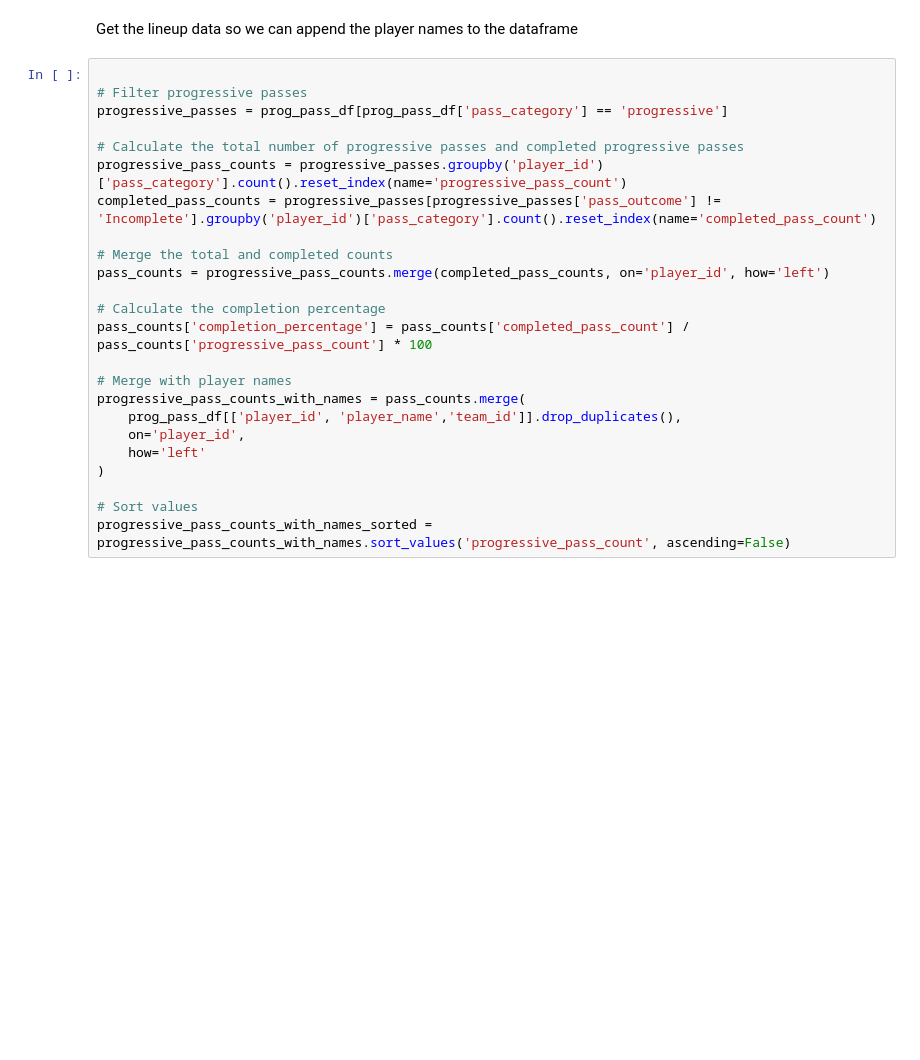
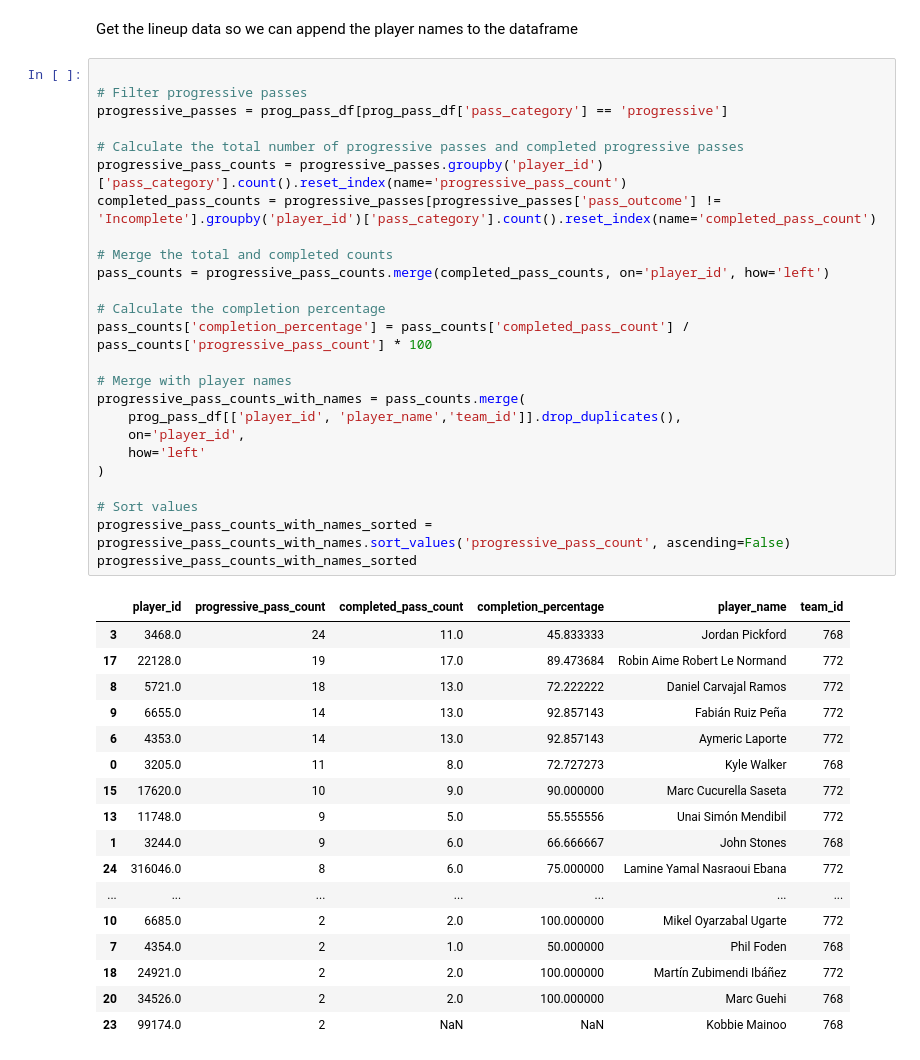
Before and after one commit to angqd/FootballVisualisations, a Jupyter notebook: progPass.ipynb, the cells around one changed output. Drawn from its saved outputs; the diff is of its cells as text; blank space fills up the shorter version.

```diff
--- a/progPass.ipynb
+++ b/progPass.ipynb
@@ -397,27 +391,46 @@ Get the lineup data so we can append the player names to the dataframe
 # %%
 
 # Filter progressive passes
 progressive_passes = prog_pass_df[prog_pass_df['pass_category'] == 'progressive']
 
 # Calculate the total number of progressive passes and completed progressive passes
 progressive_pass_counts = progressive_passes.groupby('player_id')['pass_category'].count().reset_index(name='progressive_pass_count')
 completed_pass_counts = progressive_passes[progressive_passes['pass_outcome'] != 'Incomplete'].groupby('player_id')['pass_category'].count().reset_index(name='completed_pass_count')
 
 # Merge the total and completed counts
 pass_counts = progressive_pass_counts.merge(completed_pass_counts, on='player_id', how='left')
 
 # Calculate the completion percentage
 pass_counts['completion_percentage'] = pass_counts['completed_pass_count'] / pass_counts['progressive_pass_count'] * 100
 
 # Merge with player names
 progressive_pass_counts_with_names = pass_counts.merge(
     prog_pass_df[['player_id', 'player_name','team_id']].drop_duplicates(),
     on='player_id',
     how='left'
 )
 
 # Sort values
 progressive_pass_counts_with_names_sorted = progressive_pass_counts_with_names.sort_values('progressive_pass_count', ascending=False)
+progressive_pass_counts_with_names_sorted
+# %% [output]
+|  | player_id | progressive_pass_count | completed_pass_count | completion_percentage | player_name | team_id |
+| 3 | 3468.0 | 24 | 11.0 | 45.833333 | Jordan Pickford | 768 |
+| 17 | 22128.0 | 19 | 17.0 | 89.473684 | Robin Aime Robert Le Normand | 772 |
+| 8 | 5721.0 | 18 | 13.0 | 72.222222 | Daniel Carvajal Ramos | 772 |
+| 9 | 6655.0 | 14 | 13.0 | 92.857143 | Fabián Ruiz Peña | 772 |
+| 6 | 4353.0 | 14 | 13.0 | 92.857143 | Aymeric Laporte | 772 |
+| 0 | 3205.0 | 11 | 8.0 | 72.727273 | Kyle Walker | 768 |
+| 15 | 17620.0 | 10 | 9.0 | 90.000000 | Marc Cucurella Saseta | 772 |
+| 13 | 11748.0 | 9 | 5.0 | 55.555556 | Unai Simón Mendibil | 772 |
+| 1 | 3244.0 | 9 | 6.0 | 66.666667 | John Stones | 768 |
+| 24 | 316046.0 | 8 | 6.0 | 75.000000 | Lamine Yamal Nasraoui Ebana | 772 |
+| ... | ... | ... | ... | ... | ... | ... |
+| 10 | 6685.0 | 2 | 2.0 | 100.000000 | Mikel Oyarzabal Ugarte | 772 |
+| 7 | 4354.0 | 2 | 1.0 | 50.000000 | Phil Foden | 768 |
+| 18 | 24921.0 | 2 | 2.0 | 100.000000 | Martín Zubimendi Ibáñez | 772 |
+| 20 | 34526.0 | 2 | 2.0 | 100.000000 | Marc Guehi | 768 |
+| 23 | 99174.0 | 2 | NaN | NaN | Kobbie Mainoo | 768 |
 # %%
 import numpy as np
 import pandas as pd
```
Also changed, not shown: parts of 4 cells of this notebook, 5 other files.
